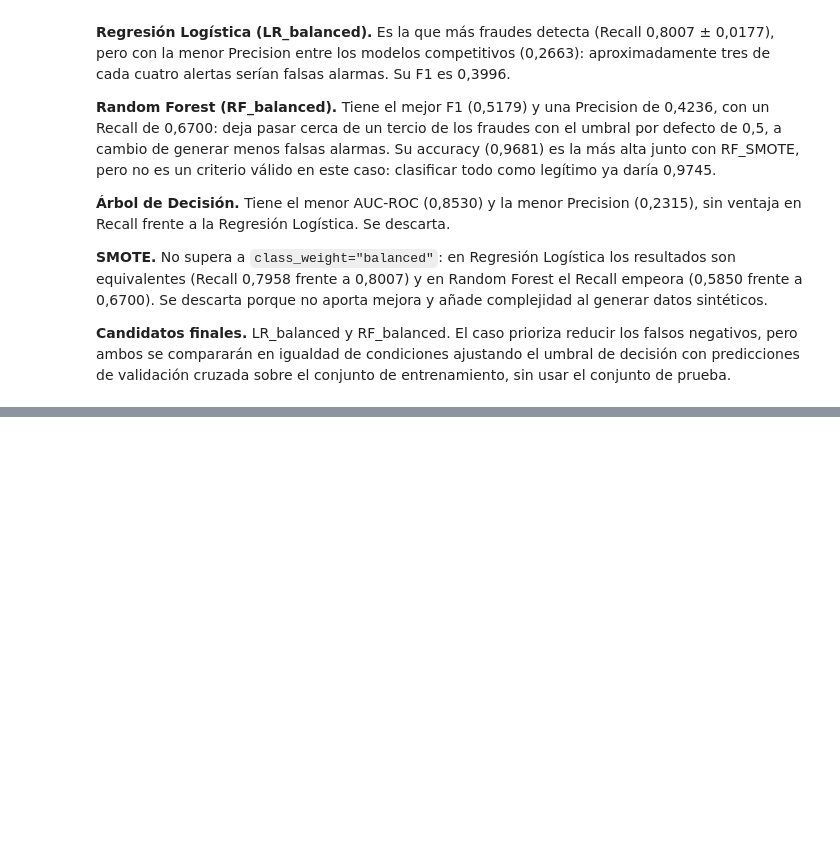
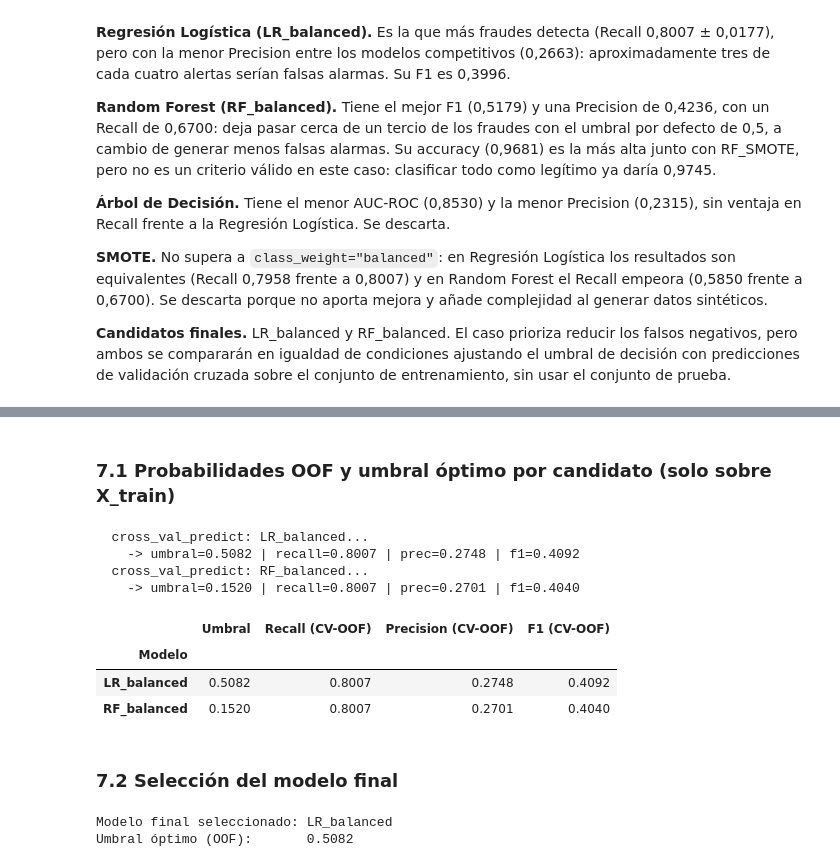
Before and after one commit to Leonardo2002AF/DETECCION_FRAUDEZ, a Jupyter notebook: fraude.ipynb, the cells around one changed output, grey strips where cells are left out. Drawn from its saved outputs; the diff is of its cells as text; code cells hidden in the pictures; blank space fills up the shorter version.

```diff
--- a/fraude.ipynb
+++ b/fraude.ipynb
@@ -653,0 +658,76 @@ plt.show()
+# %% [markdown]
+### 7.1 Probabilidades OOF y umbral óptimo por candidato (solo sobre X_train)
+# %%
+from sklearn.model_selection import StratifiedKFold, cross_val_predict
+from sklearn.linear_model import LogisticRegression
+from sklearn.ensemble import RandomForestClassifier
+from sklearn.metrics import (precision_recall_curve, roc_auc_score,
+                             recall_score, precision_score, f1_score,
+                             accuracy_score, roc_curve, classification_report)
+
+cv = StratifiedKFold(n_splits=5, shuffle=True, random_state=42)
+MIN_RECALL = 0.80  # Umbral mínimo de recall exigido
+
+# Pipelines candidatos (mismas configuraciones de la Sección 5)
+candidatos = {
+    "LR_balanced": construir_pipeline(
+        LogisticRegression(max_iter=1000, class_weight="balanced", random_state=42)
+    ),
+    "RF_balanced": construir_pipeline(
+        RandomForestClassifier(n_estimators=200, min_samples_leaf=5,
+                               class_weight="balanced_subsample", n_jobs=-1, random_state=42)
+    ),
+}
+
+# (1) Probabilidades OOF mediante cross_val_predict
+# (2) Umbral que maximiza Precision exigiendo Recall >= 0.80
+resultados_umbral = []
+probs_oof = {}
+for nombre, pipe in candidatos.items():
+    print(f"  cross_val_predict: {nombre}...")
+    proba = cross_val_predict(pipe, X_train, y_train, cv=cv,
+                               method="predict_proba", n_jobs=-1)[:, 1]
+    probs_oof[nombre] = proba
+
+    prec_arr, rec_arr, thresh_arr = precision_recall_curve(y_train, proba)
+    mask = rec_arr[:-1] >= MIN_RECALL  # Filtrar por recall mínimo
+    if mask.any():
+        best_idx  = np.argmax(prec_arr[:-1][mask])
+        umbral_opt = thresh_arr[mask][best_idx]
+        rec_opt    = rec_arr[:-1][mask][best_idx]
+        prec_opt   = prec_arr[:-1][mask][best_idx]
+        f1_opt     = 2 * prec_opt * rec_opt / (prec_opt + rec_opt + 1e-9)
+    else:
+        umbral_opt, rec_opt, prec_opt, f1_opt = np.nan, np.nan, np.nan, np.nan
+
+    resultados_umbral.append({
+        "Modelo": nombre,
+        "Umbral": round(float(umbral_opt), 4),
+        "Recall (CV-OOF)": round(float(rec_opt), 4),
+        "Precision (CV-OOF)": round(float(prec_opt), 4),
+        "F1 (CV-OOF)": round(float(f1_opt), 4),
+    })
+    print(f"    -> umbral={umbral_opt:.4f} | recall={rec_opt:.4f} | prec={prec_opt:.4f} | f1={f1_opt:.4f}")
+
+df_umbral = pd.DataFrame(resultados_umbral).set_index("Modelo")
+display(df_umbral)
+# %% [output]
+  cross_val_predict: LR_balanced...
+    -> umbral=0.5082 | recall=0.8007 | prec=0.2748 | f1=0.4092
+  cross_val_predict: RF_balanced...
+    -> umbral=0.1520 | recall=0.8007 | prec=0.2701 | f1=0.4040
+|  | Umbral | Recall (CV-OOF) | Precision (CV-OOF) | F1 (CV-OOF) |
+| Modelo |  |  |  |  |
+| LR_balanced | 0.5082 | 0.8007 | 0.2748 | 0.4092 |
+| RF_balanced | 0.1520 | 0.8007 | 0.2701 | 0.4040 |
+# %% [markdown]
+### 7.2 Selección del modelo final
+# %%
+# (3) Modelo final: mayor Precision con Recall >= 0.80 en validación cruzada OOF
+mejor_nombre = df_umbral["Precision (CV-OOF)"].idxmax()
+umbral_final  = float(df_umbral.loc[mejor_nombre, "Umbral"])
+print(f"Modelo final seleccionado: {mejor_nombre}")
+print(f"Umbral óptimo (OOF):       {umbral_final}")
+# %% [output]
+Modelo final seleccionado: LR_balanced
+Umbral óptimo (OOF):       0.5082
```
Also changed, not shown: parts of 8 cells of this notebook.
